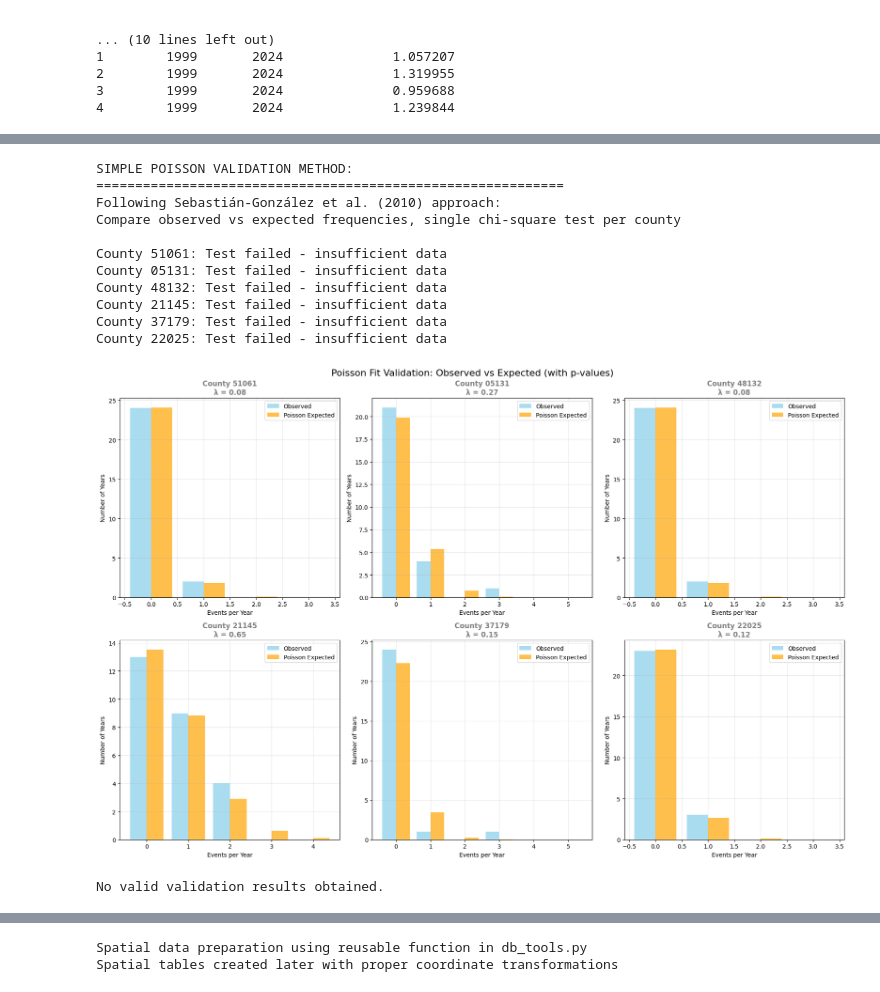
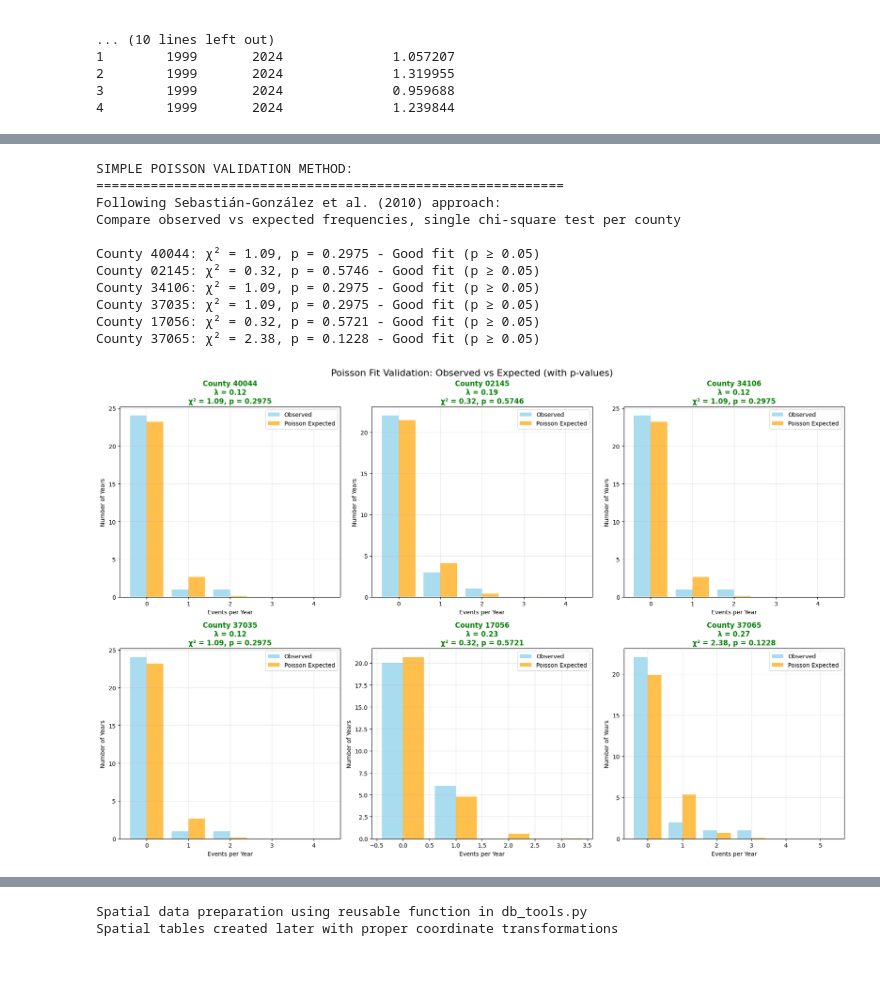
Before and after one commit to abdbtech/capstone, a Jupyter notebook: notebooks/poisson_bb.ipynb, the cells around one changed output, grey strips where cells are left out. Cells and saved outputs as stored; diff of their text form; code cells hidden in the pictures.

```diff
--- a/notebooks/poisson_bb.ipynb
+++ b/notebooks/poisson_bb.ipynb
@@ -218,8 +283,16 @@ Name: lambda_hat, dtype: float64
 # Following approach from Sebastián-González et al. (2010) - Little Grebes study
 # They compared observed vs expected frequencies and used chi-square for single p-value
 
+
+# Filter counties with sufficient data for reliable testing
+adequate_counties = county_lambdas[
+    (county_lambdas['lambda_hat'] > 0.05) &  # At least 0.1 events per year on average
+    (county_lambdas['years_observed'] >= 10) &  # At least 15 years of data
+    (county_lambdas['total_events'] >= 3)  # At least 5 total events
+]
+
 # Sample 6 counties for fit validation
-sample_counties = county_lambdas.sample(6, random_state=36)
+sample_counties = adequate_counties.sample(6, random_state=36)
 fig, axes = plt.subplots(2, 3, figsize=(18, 12))
 axes = axes.flatten()
 
@@ -294,38 +367,37 @@ for i, (_, county) in enumerate(sample_counties.iterrows()):
         fit_quality = "Insufficient data"
         title_color = 'gray'
         print(f"County {county_fips}: Insufficient data for testing")
 
     # Create the plot (same as before but with p-value in title)
     axes[i].bar([x - 0.2 for x in x_vals], actual_counts, width=0.4,
                 label='Observed', alpha=0.7, color='skyblue')
     axes[i].bar([x + 0.2 for x in x_vals], theoretical_counts, width=0.4,
                 label='Poisson Expected', alpha=0.7, color='orange')
 
     # Title with p-value (following the paper's approach)
     title_text = f'County {county_fips}\nλ = {lambda_est:.2f}'
     if 'p_value' in locals():
         title_text += f'\nχ² = {chi2_stat:.2f}, p = {p_value:.4f}'
 
     axes[i].set_title(title_text, color=title_color, fontweight='bold')
     axes[i].set_xlabel('Events per Year')
     axes[i].set_ylabel('Number of Years')
     axes[i].legend()
     axes[i].grid(alpha=0.3)
 
 plt.suptitle('Poisson Fit Validation: Observed vs Expected (with p-values)', fontsize=16)
 plt.tight_layout()
 plt.show()
 # %% [output]
 SIMPLE POISSON VALIDATION METHOD:
 ============================================================
 Following Sebastián-González et al. (2010) approach:
 Compare observed vs expected frequencies, single chi-square test per county
 
-County 51061: Test failed - insufficient data
-County 05131: Test failed - insufficient data
-County 48132: Test failed - insufficient data
-County 21145: Test failed - insufficient data
-County 37179: Test failed - insufficient data
-County 22025: Test failed - insufficient data
+County 40044: χ² = 1.09, p = 0.2975 - Good fit (p ≥ 0.05)
+County 02145: χ² = 0.32, p = 0.5746 - Good fit (p ≥ 0.05)
+County 34106: χ² = 1.09, p = 0.2975 - Good fit (p ≥ 0.05)
+County 37035: χ² = 1.09, p = 0.2975 - Good fit (p ≥ 0.05)
+County 17056: χ² = 0.32, p = 0.5721 - Good fit (p ≥ 0.05)
+County 37065: χ² = 2.38, p = 0.1228 - Good fit (p ≥ 0.05)
-[figure, old version]
+[figure, new version]
-No valid validation results obtained.
```
Also changed, not shown: parts of 24 cells of this notebook, 2 other files.
